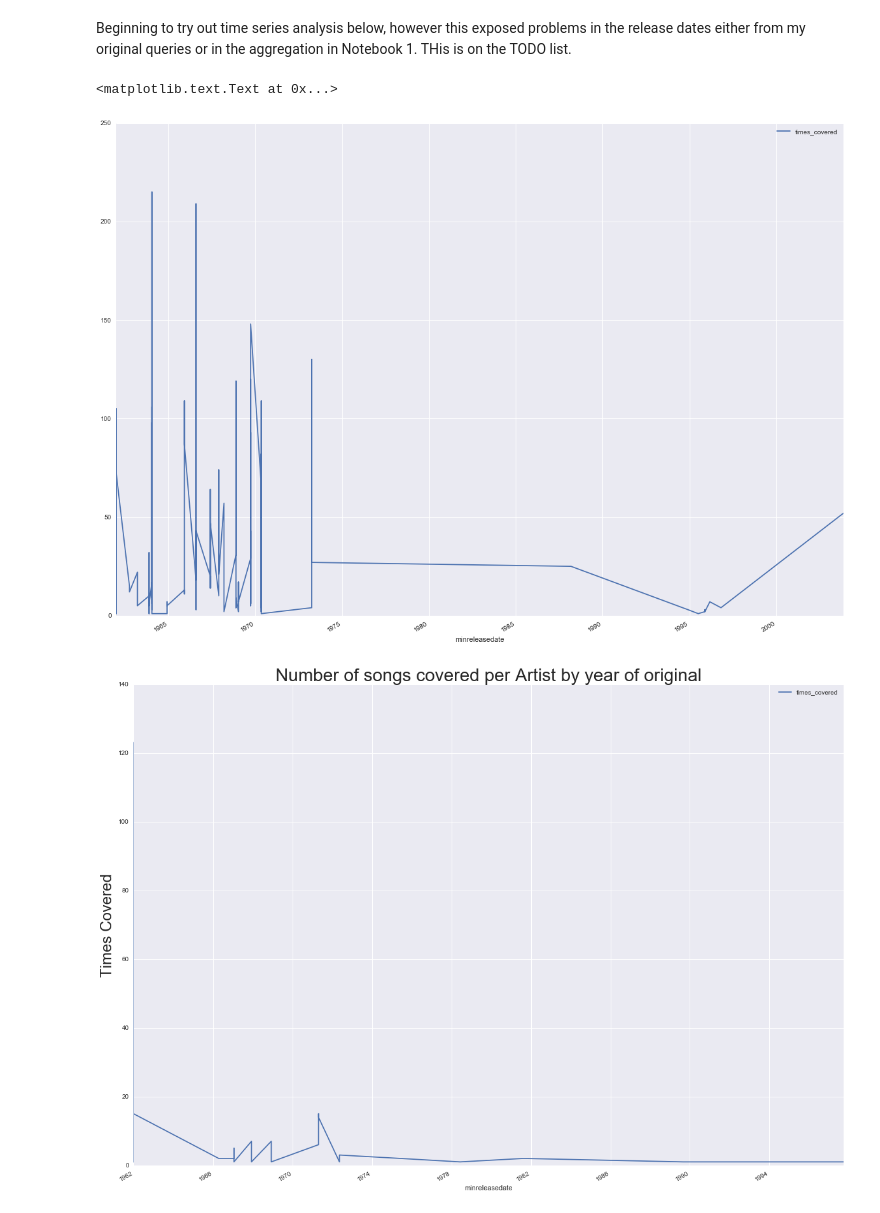
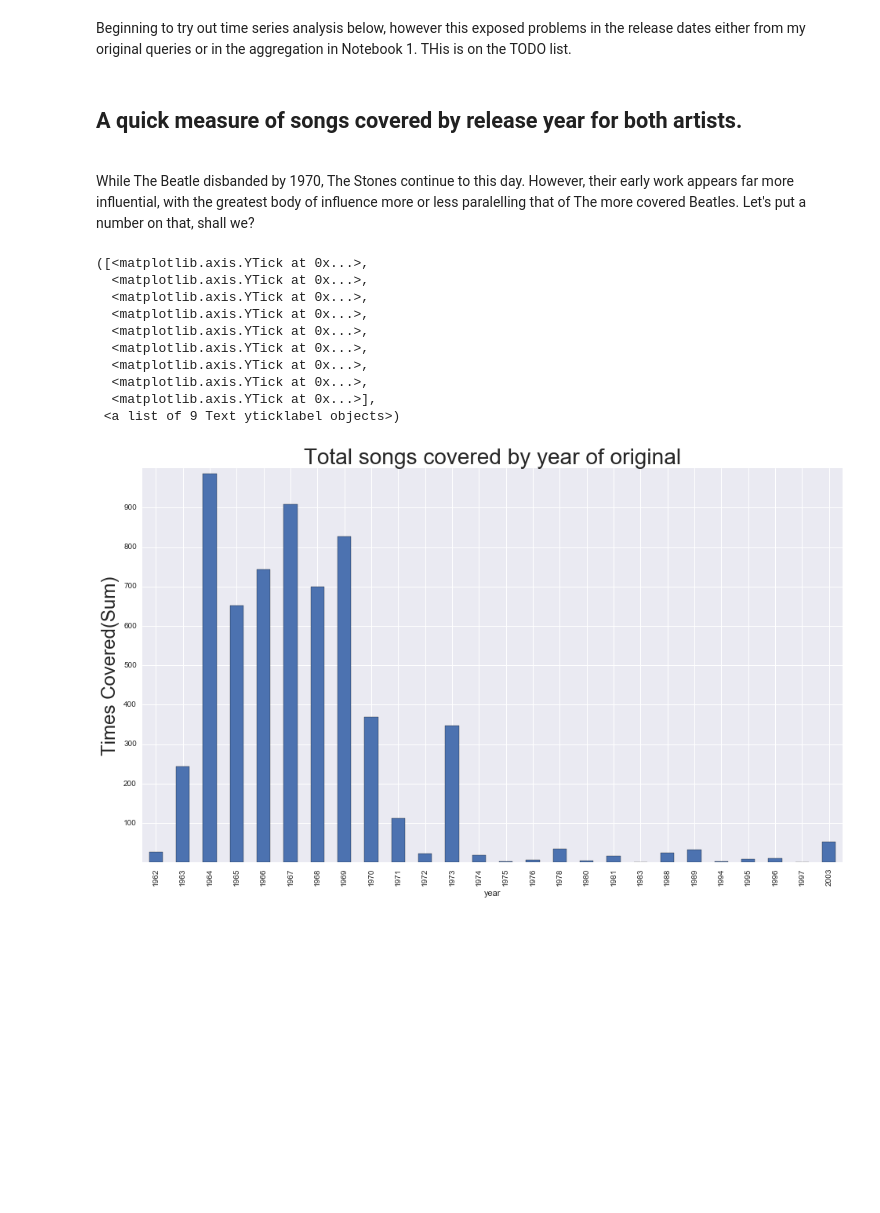
Before and after one commit to maxrose61/GA_DS, a Jupyter notebook: FInal_Project/Quantifying_Influence_Analysis_maxrose_DSFinal.ipynb, the cells around one changed output. Cells and saved outputs as stored; diff of their text form; code cells hidden in the pictures; blank space fills up the shorter version.

```diff
--- a/FInal_Project/Quantifying_Influence_Analysis_maxrose_DSFinal.ipynb
+++ b/FInal_Project/Quantifying_Influence_Analysis_maxrose_DSFinal.ipynb
@@ -24,4 +33,8 @@ data['artistid'] = data.artist.map({'The Beatles':0, 'The Rolling Stones':1})
 # %%
 data['artist'] = data.artist.astype('category')
 data['songname'] = data.songname.astype('category')
+# Add column for year of release for simpler grouping.
 data['year'] = data['minreleasedate'].apply(lambda x: x.year)
+
+# Make binary response - song has been covered or not. Far better accuracy over "times covered".
+data['is_covered'] = data.times_covered.map(lambda x: 1 if x > 0 else 0)
@@ -72,11 +132,24 @@ data.head()
 # %% [markdown]
 Beginning to try out time series analysis below, however this exposed problems in the release dates either from my original queries or in the aggregation in Notebook 1. THis is on the TODO list.
+# %% [markdown]
+## A quick measure of songs covered by release year for both artists.
+<br> While The Beatle disbanded by 1970, The Stones continue to this day. However, their early work appears far more influential, with the greatest body of influence more or less paralelling that of The more covered Beatles. Let's put a number on that, shall we?
 # %%
-### First plot is The Beatle, second The Rolling Stones. Sum of times_covered by year of oriiginal relase of the song.
-data[data.times_covered > 0].groupby('artist').plot(x='minreleasedate',y='times_covered',figsize=(20,15))
-plt.title('Number of songs covered per Artist by year of original',size =28)
-plt.ylabel('Times Covered', size = 24)
+### First plot is The Beatles, second The Rolling Stones. Sum of times_covered by year of oriiginal relase of the song.
+yticks = np.arange(100, 1000, 100)
+data[data.times_covered > 0].groupby('year').times_covered.sum().plot(kind='bar',x='year',y='times_covered',figsize=(16,9))
+plt.title('Total songs covered by year of original',size =28)
+plt.ylabel('Times Covered(Sum)', size = 24)
+plt.yticks(yticks)
 # %% [output]
-<matplotlib.text.Text at 0x...>
+([<matplotlib.axis.YTick at 0x...>,
+  <matplotlib.axis.YTick at 0x...>,
+  <matplotlib.axis.YTick at 0x...>,
+  <matplotlib.axis.YTick at 0x...>,
+  <matplotlib.axis.YTick at 0x...>,
+  <matplotlib.axis.YTick at 0x...>,
+  <matplotlib.axis.YTick at 0x...>,
+  <matplotlib.axis.YTick at 0x...>,
+  <matplotlib.axis.YTick at 0x...>],
+ <a list of 9 Text yticklabel objects>)
-[figure, old version]
+[figure, new version]
-[figure, removed]
```
Also changed, not shown: parts of 33 cells of this notebook, 13 other files.
